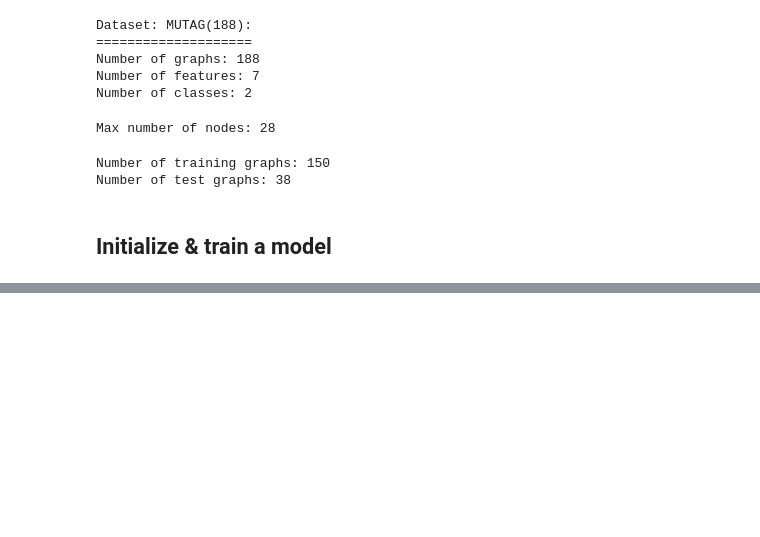
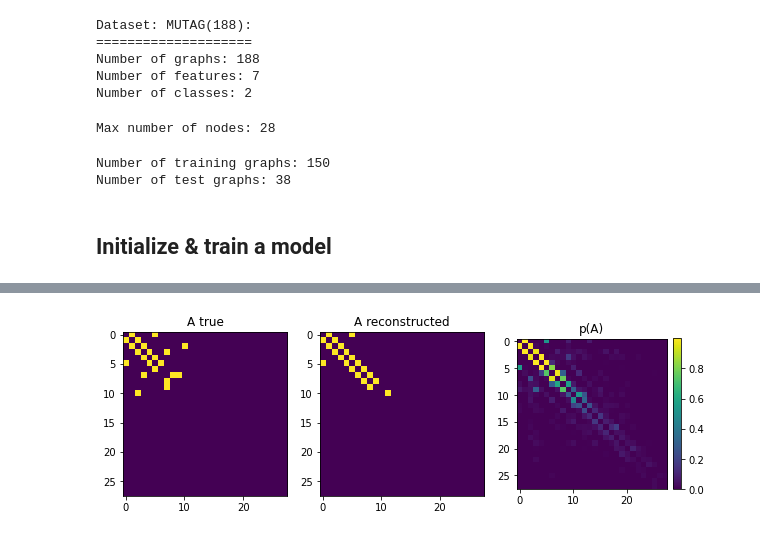
Before and after one commit to maxxxzdn/eegVAE, a Jupyter notebook: Notebook.ipynb, the cells around one changed output, grey strips where cells are left out. Drawn from its saved outputs; the diff is of its cells as text; code cells hidden in the pictures; blank space fills up the shorter version.

```diff
--- a/Notebook.ipynb
+++ b/Notebook.ipynb
@@ -72,0 +76,18 @@ performance_plot(log)
+# %%
+model.state_dict = torch.load('model')
+# %%
+# get random graph as Data object
+data = random.choice(list(train_loader))
+# the Data object is a batch => take a random index from the batch
+n = random.choice(range(len(data.y)))
+
+recovered, mu, logvar = model(data.x, data.edge_index, data.batch)
+adj = data.adj
+mask = create_mask(n_nodes)
+# %%
+recovered = (recovered.view(-1, n_nodes, n_nodes)*mask).detach().numpy()[n]
+adj = (adj.view(-1, n_nodes, n_nodes)*mask).detach().numpy()[n]
+# %%
+visualize_recon_adj(recovered, adj)
+# %% [output]
+[figure, added]
```
Also changed, not shown: parts of 22 cells of this notebook, 13 other files.
